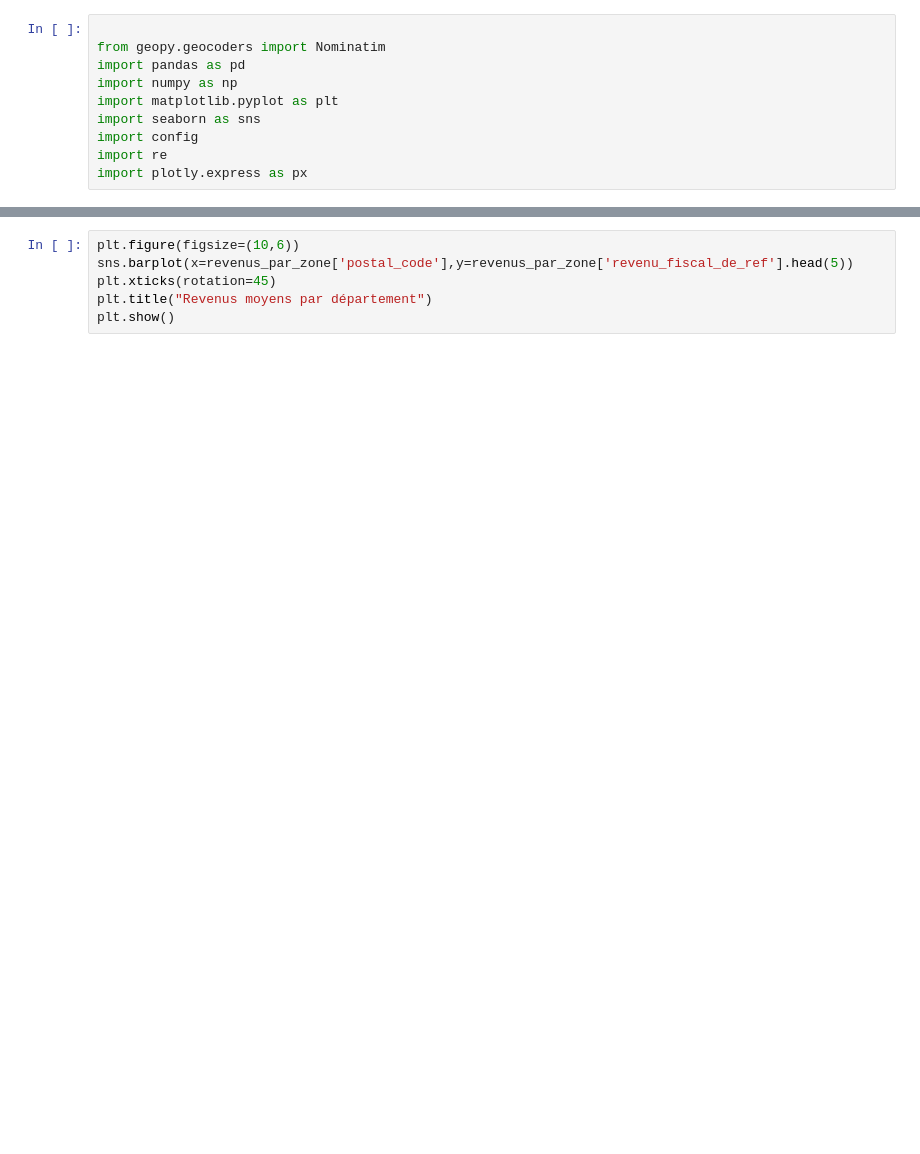
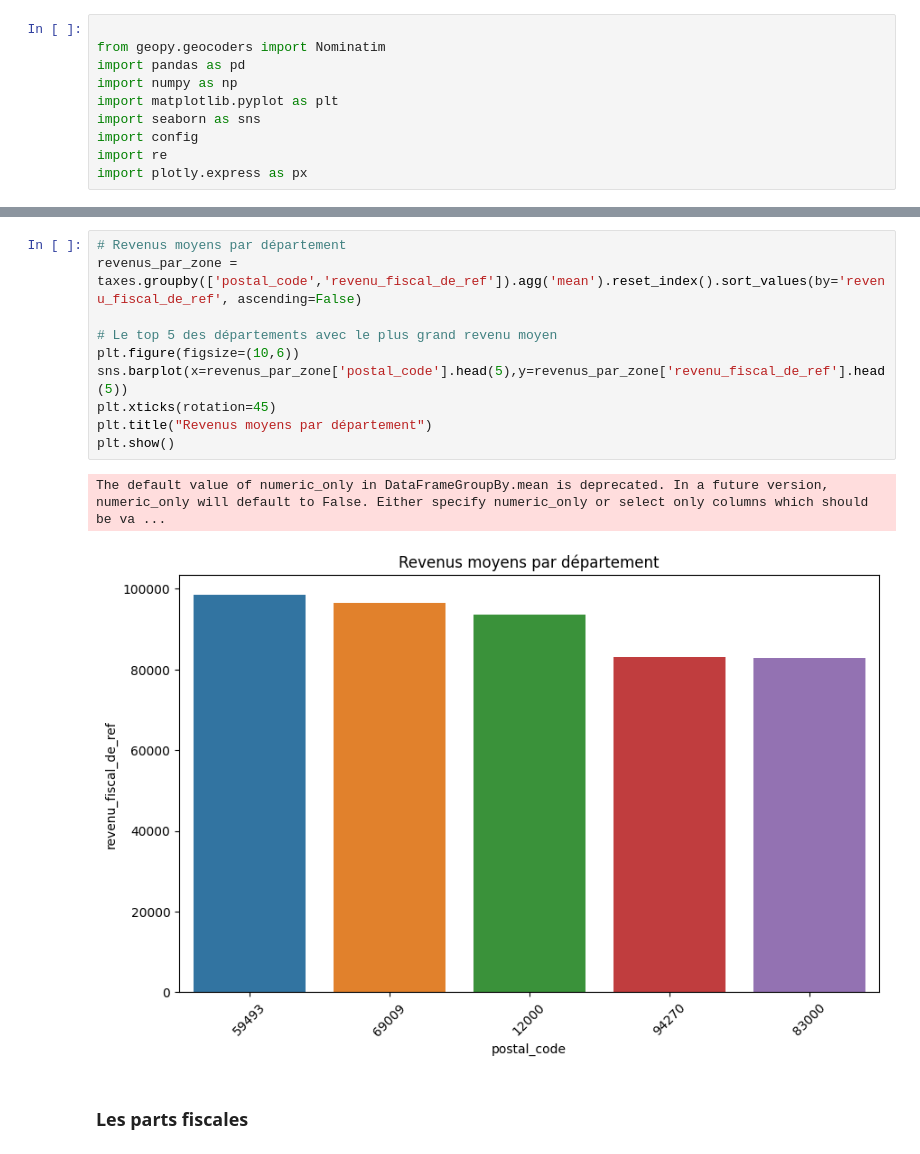
Before and after one commit to florianeBhz/Tax-notices-information-extraction, a Jupyter notebook: analysis.ipynb, the cells around one changed output, grey strips where cells are left out. Cells and saved outputs as stored; diff of their text form; blank space fills up the shorter version.

```diff
--- a/analysis.ipynb
+++ b/analysis.ipynb
@@ -39,6 +58,15 @@ revenus_par_zone
 # %%
+# Revenus moyens par département
+revenus_par_zone = taxes.groupby(['postal_code','revenu_fiscal_de_ref']).agg('mean').reset_index().sort_values(by='revenu_fiscal_de_ref', ascending=False)
+
+# Le top 5 des départements avec le plus grand revenu moyen
 plt.figure(figsize=(10,6))
-sns.barplot(x=revenus_par_zone['postal_code'],y=revenus_par_zone['revenu_fiscal_de_ref'].head(5))
+sns.barplot(x=revenus_par_zone['postal_code'].head(5),y=revenus_par_zone['revenu_fiscal_de_ref'].head(5))
 plt.xticks(rotation=45)
 plt.title("Revenus moyens par département")
 plt.show()
+# %% [output]
+The default value of numeric_only in DataFrameGroupBy.mean is deprecated. In a future version, numeric_only will default to False. Either specify numeric_only or select only columns which should be va ...
+[figure, added]
+# %% [markdown]
+### Les parts fiscales
```
Also changed, not shown: parts of 10 cells of this notebook, 1 other file.
